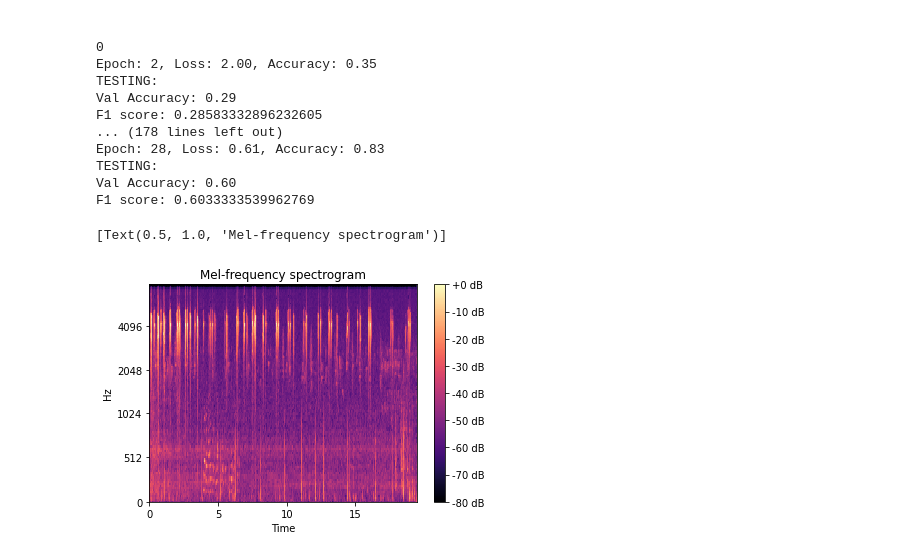
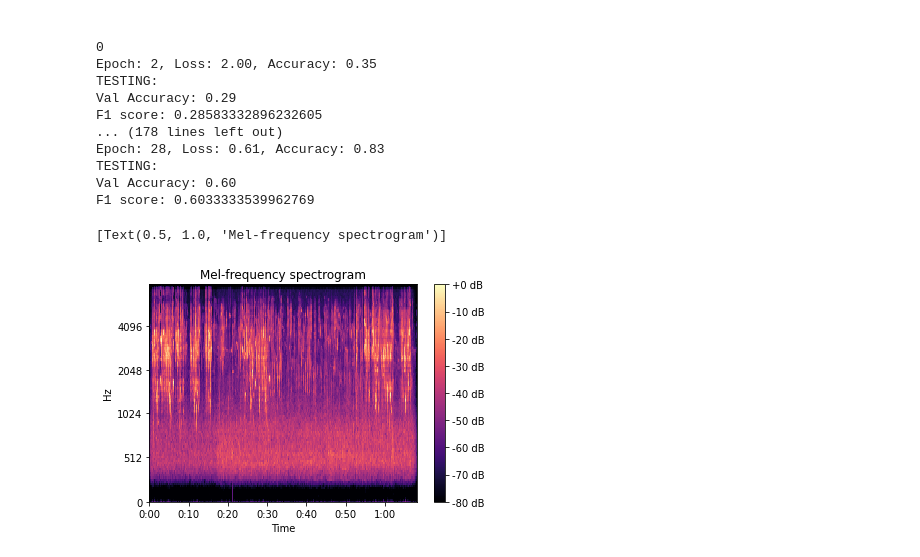
Before and after one commit to yakovsushenok/Thesis, a Jupyter notebook: MelSpectrogram.ipynb, the cells around one changed output. Cells and saved outputs as stored; diff of their text form; code cells hidden in the pictures.

Commit message:
plots for mel, mrcg

```diff
--- a/MelSpectrogram.ipynb
+++ b/MelSpectrogram.ipynb
@@ -337,16 +337,16 @@ F1 score: 0.6033333539962769
 import librosa
 import librosa.display as lbd
 # %%
-spec, sr = librosa.load(df_500['relative_path'].iloc[0])
+spec, sr = librosa.load(df_500['relative_path'].iloc[3])
 S = librosa.feature.melspectrogram(y=spec, n_mels = 128, sr=sr, n_fft = 3200, win_length = 3200, hop_length = 800)
 import matplotlib.pyplot as plt
 fig, ax = plt.subplots()
 S_dB = librosa.power_to_db(S, ref=np.max)
 img = librosa.display.specshow(S_dB, x_axis='time',
                          y_axis='mel', sr=sr,
                          fmax=8000, ax=ax)
 fig.colorbar(img, ax=ax, format='%+2.0f dB')
 ax.set(title='Mel-frequency spectrogram')
 # %% [output]
 [Text(0.5, 1.0, 'Mel-frequency spectrogram')]
-[figure, old version]
+[figure, new version]
```
Also changed, not shown: parts of 14 cells of this notebook.
